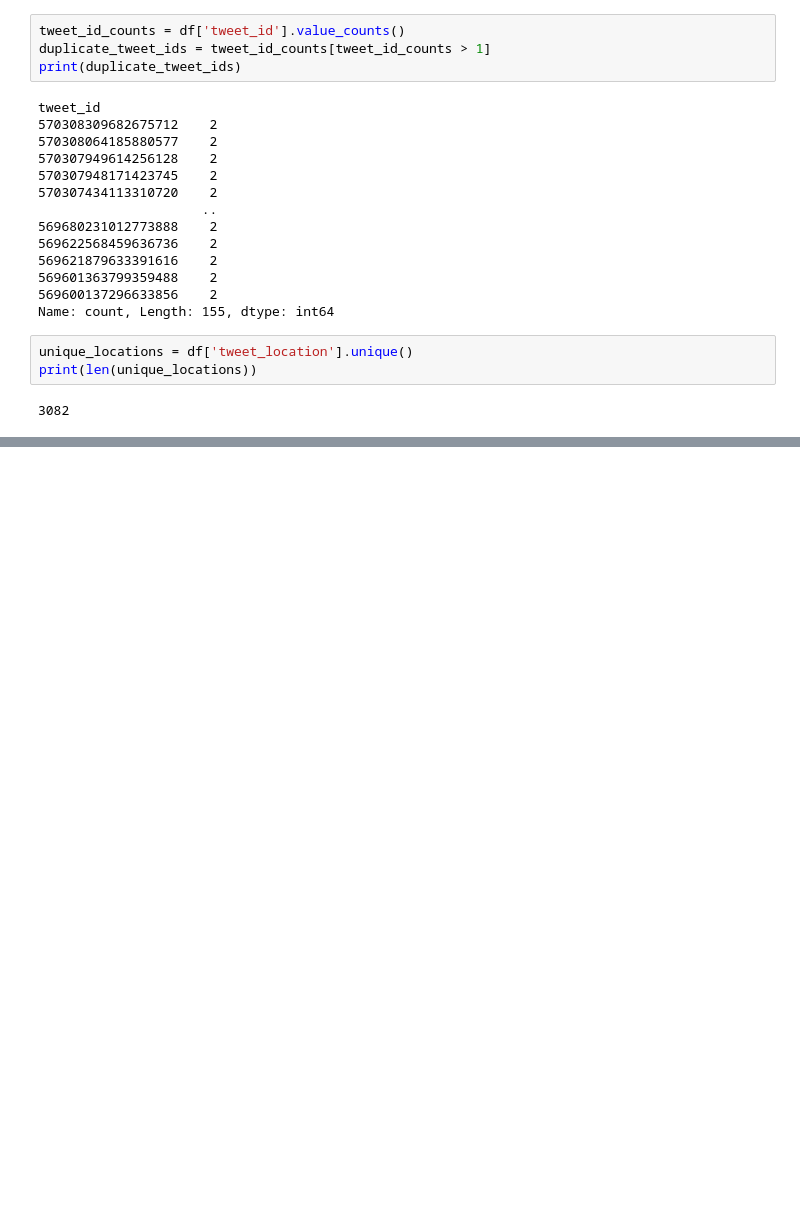
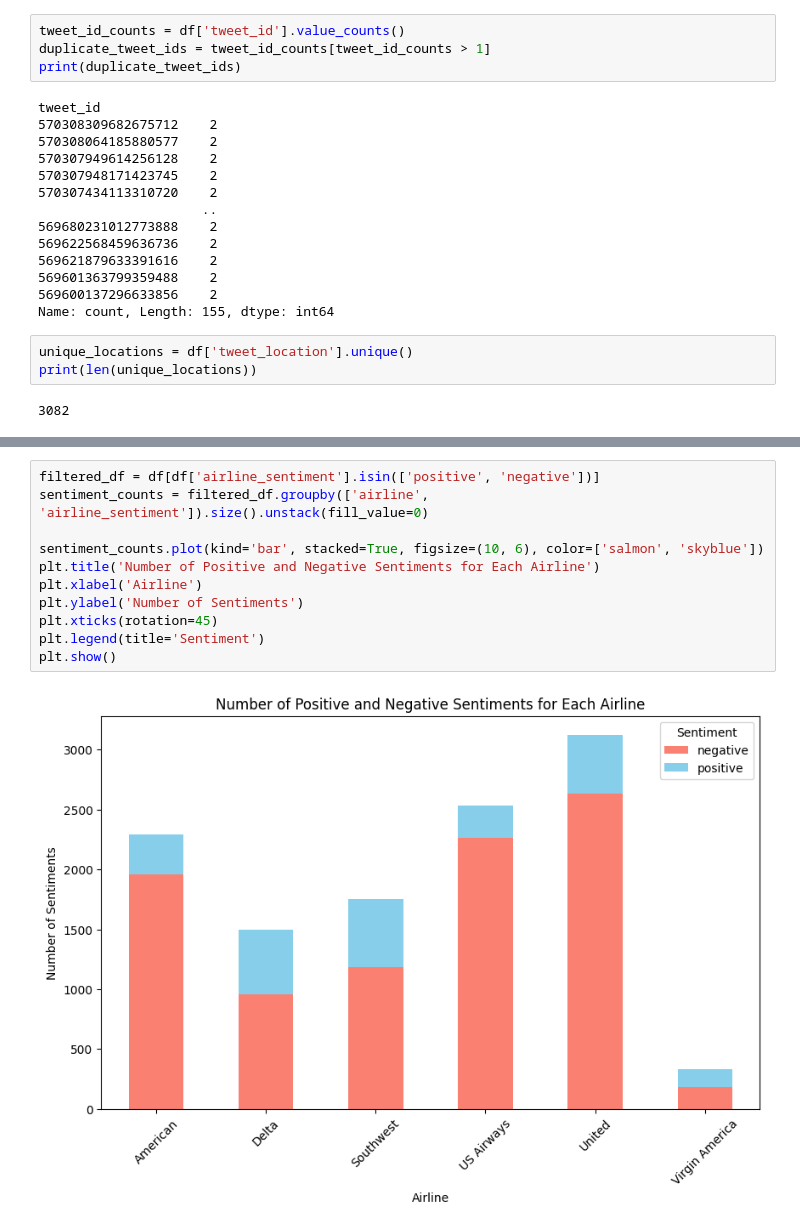
Before and after one commit to lucaswin89/Sentiment-Analysis-using-Machine-Learning-Models, a Jupyter notebook: EDA.ipynb, the cells around one changed output, grey strips where cells are left out. Cells and saved outputs as stored; diff of their text form; blank space fills up the shorter version.

```diff
--- a/EDA.ipynb
+++ b/EDA.ipynb
@@ -80,0 +125,13 @@ filtered_df
+# %%
+filtered_df = df[df['airline_sentiment'].isin(['positive', 'negative'])]
+sentiment_counts = filtered_df.groupby(['airline', 'airline_sentiment']).size().unstack(fill_value=0)
+
+sentiment_counts.plot(kind='bar', stacked=True, figsize=(10, 6), color=['salmon', 'skyblue'])
+plt.title('Number of Positive and Negative Sentiments for Each Airline')
+plt.xlabel('Airline')
+plt.ylabel('Number of Sentiments')
+plt.xticks(rotation=45)
+plt.legend(title='Sentiment')
+plt.show()
+# %% [output]
+[figure, added]
```
Also changed, not shown: parts of 4 cells of this notebook.
